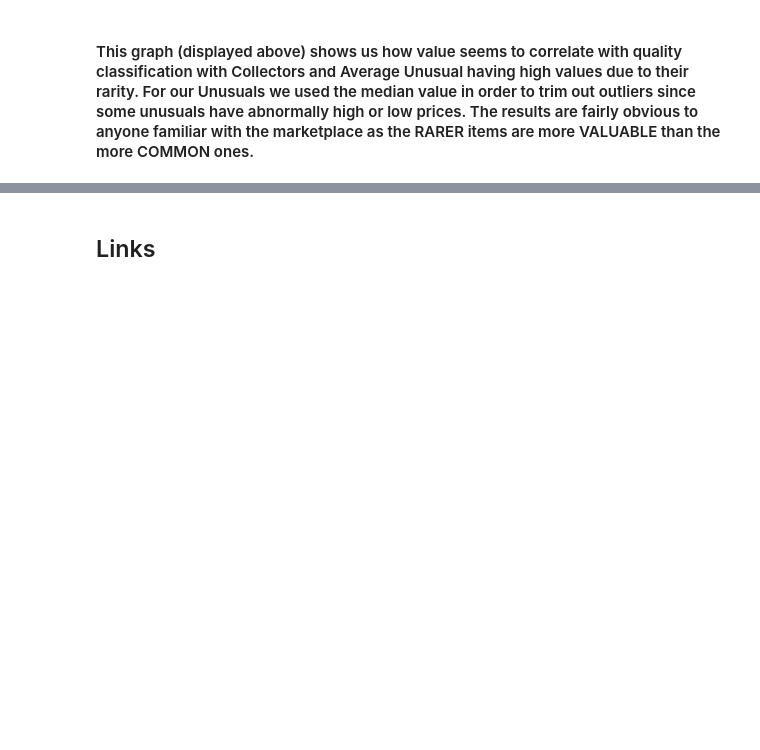
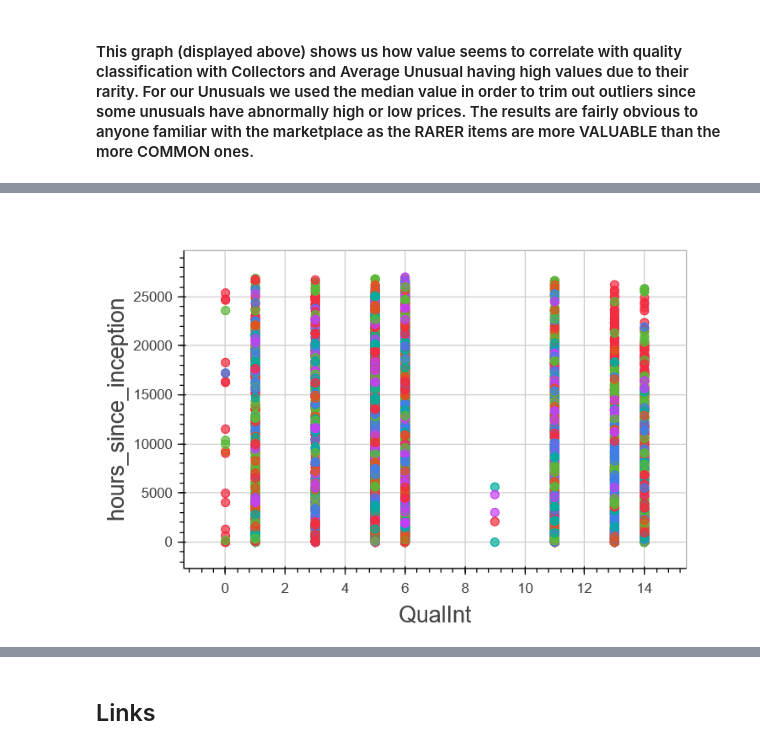
Before and after one commit to NithinPerumal/SteamMarketAnalysis, a Jupyter notebook: IPython Notebook/FinalReport.ipynb, the cells around one changed output, grey strips where cells are left out. Drawn from its saved outputs; the diff is of its cells as text; code cells hidden in the pictures; blank space fills up the shorter version.

```diff
--- a/IPython Notebook/FinalReport.ipynb
+++ b/IPython Notebook/FinalReport.ipynb
@@ -390,0 +400,4 @@ Image('Images/StainlessPotQualityValueComparison.png')
+# %%
+Image('Images/PredictPrice_Trees.png')
+# %% [output]
+[figure, added]
```
Also changed, not shown: parts of 7 cells of this notebook.
